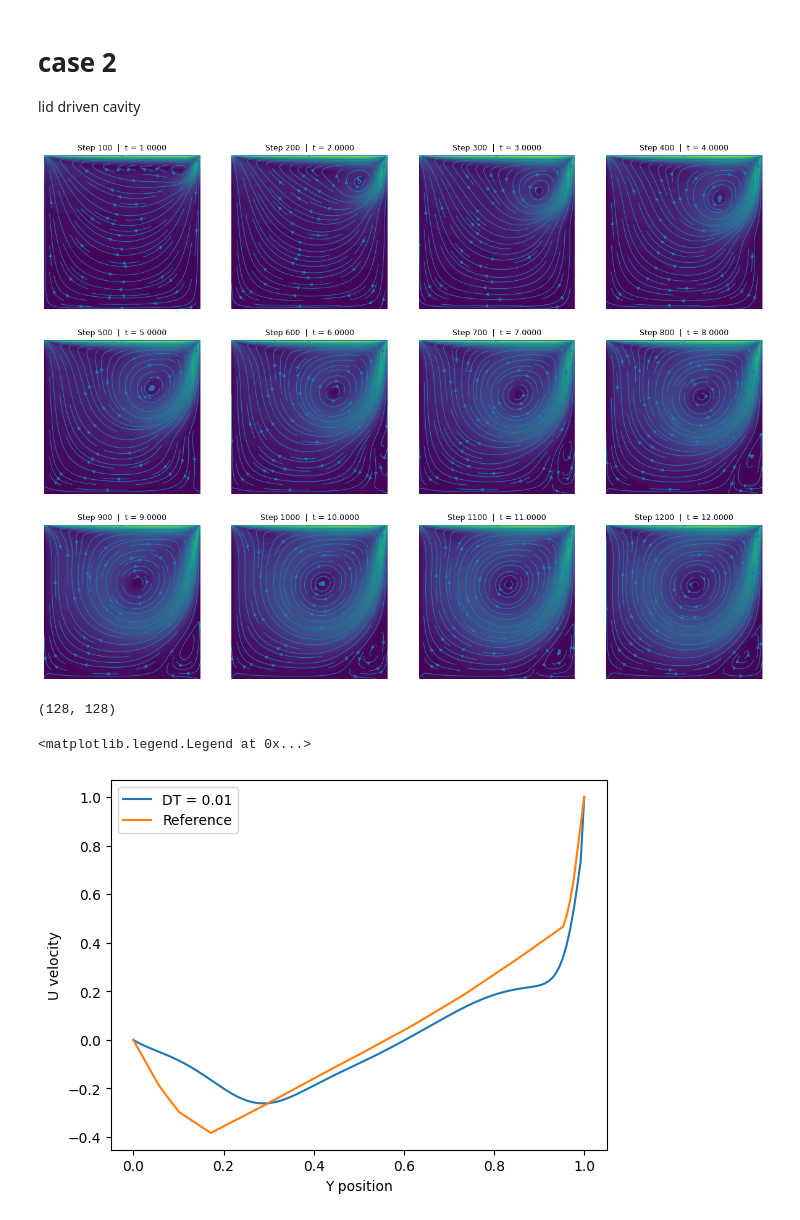
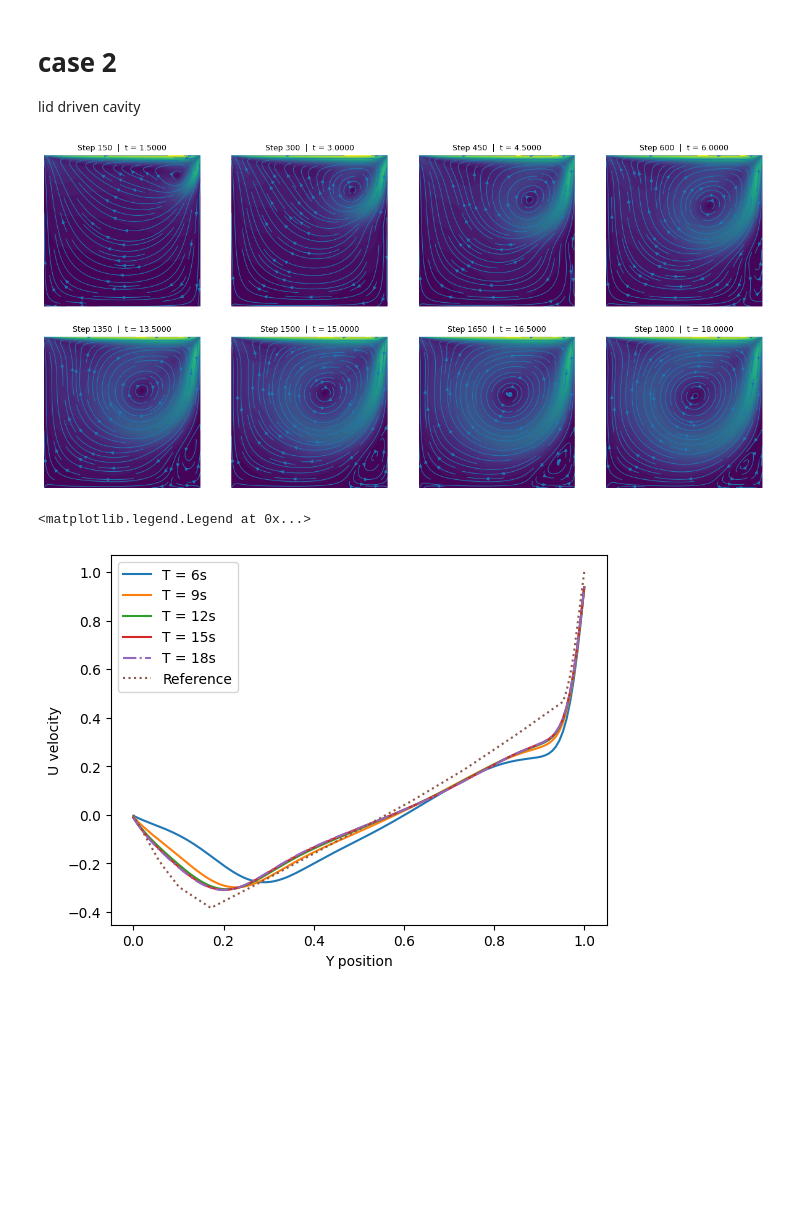
Before and after one commit to HuChen9218/MATH_714_pro_stable_fluid, a Jupyter notebook: case_2.ipynb, the cells around one changed output. Cells and saved outputs as stored; diff of their text form; code cells hidden in the pictures; blank space fills up the shorter version.

```diff
--- a/case_2.ipynb
+++ b/case_2.ipynb
@@ -32 +56,7 @@ class FluidState(NamedTuple):
+# %%
+def extend_u(u):
+    return extend_velocity(u,top=FluidConfig.LID_V, bottom=0.0, left=0.0, right=0.0)
+
+def extend_v(v):
+    return extend_velocity(v,top=0.0, bottom=0.0, left=0.0, right=0.0)
 # %%
@@ -122,24 +134,15 @@ def step_fn(state: FluidState) -> FluidState:
     u, v = state.u, state.v
 
     # self-advection
-    u_adv = advect(u, u, v, FluidConfig.DT, FluidConfig.dx, FluidConfig.dy)
-    v_adv = advect(v, u, v, FluidConfig.DT, FluidConfig.dx, FluidConfig.dy)
-
-    # BC
-    u_adv, v_adv = apply_bc(u_adv, v_adv)
+    u_adv = advect(u, u, v, FluidConfig.DT, FluidConfig.dx, FluidConfig.dy, extend_u)
+    v_adv = advect(v, u, v, FluidConfig.DT, FluidConfig.dx, FluidConfig.dy, extend_v)
 
     # Diffuse
-    u_diff = diffuse(u_adv, FluidConfig.VISCOSITY, FluidConfig.DT, FluidConfig.DIFFUSION_ITER, FluidConfig.dx, FluidConfig.dy)
-    v_diff = diffuse(v_adv, FluidConfig.VISCOSITY, FluidConfig.DT, FluidConfig.DIFFUSION_ITER, FluidConfig.dx, FluidConfig.dy)
-
-    # BC
-    u_diff, v_diff = apply_bc(u_diff, v_diff)
+    u_diff = diffuse(u_adv, FluidConfig.VISCOSITY, FluidConfig.DT, FluidConfig.dx, FluidConfig.dy, extend_u)
+    v_diff = diffuse(v_adv, FluidConfig.VISCOSITY, FluidConfig.DT, FluidConfig.dx, FluidConfig.dy, extend_v)
 
     # projection
-    u_final, v_final = project(u_diff, v_diff, FluidConfig.PRESSURE_ITER, FluidConfig.dx, FluidConfig.dy)
-
-    # BC
-    u_final, v_final = apply_bc(u_final, v_final)
+    u_final, v_final = project(u_diff, v_diff, FluidConfig.dx, FluidConfig.dy)
 
     return FluidState(u_final, v_final)
 # %%
@@ -154,7 +157,7 @@ state = init_velocity()
 _ = step_fn(state)
 
 n_frames = 12
-steps_per_frame = 100
+steps_per_frame = 150
 
 u_list = []
 v_list = []
@@ -173,57 +176,61 @@ x = np.arange(FluidConfig.N_x) * FluidConfig.dx
 y = np.arange(FluidConfig.N_y) * FluidConfig.dy
 X, Y = np.meshgrid(x, y)
 
-fig, axes = plt.subplots(3, 4, figsize=(15, 11))
+fig, axes = plt.subplots(2, 4, figsize=(15, 7))
 
 for i, ax in enumerate(axes.flat):
     u = u_list[i]
     v = v_list[i]
+
+    if i > 3:
+        i=i+4
 
     speed = np.sqrt(u*u + v*v)
     ax.contourf(X, Y, speed, levels=50, cmap='viridis')
 
     ax.streamplot(
         X, Y, u, v,
         density=1.0,
         linewidth=0.8,
         arrowsize=0.8
     )
     ax.set_aspect('auto')
 
     t = (i+1) * steps_per_frame * FluidConfig.DT
     ax.set_title(f"Step {(i+1) * steps_per_frame}  |  t = {t:.4f}", fontsize=9)
 
     ax.set_xlim(x[0], x[-1])
     ax.set_ylim(y[0], y[-1])
     ax.autoscale(False)
     ax.set_axis_off()
 
 
 fig.set_constrained_layout_pads(
     wspace=0.1,
     hspace=0.1
 )
 
 plt.savefig('case_2_lid_driven.png', dpi=300, bbox_inches='tight')
 plt.show()
 # %% [output]
-[figure, old version]
+[figure, new version]
-# %%
-u.shape
-# %% [output]
-(128, 128)
 # %%
-plt.plot(jnp.arange(128)/127, u_list[-1][:,63], label='DT = 0.01')
+plt.plot(jnp.arange(128)/127, u_list[-9][:,63], label='T = 6s')
+plt.plot(jnp.arange(128)/127, u_list[-7][:,63], label='T = 9s')
+plt.plot(jnp.arange(128)/127, u_list[-5][:,63], label='T = 12s')
+plt.plot(jnp.arange(128)/127, u_list[-3][:,63], label='T = 15s')
+plt.plot(jnp.arange(128)/127, u_list[-1][:,63], label='T = 18s', linestyle='-.')
 plt.plot([1.0000, 0.9766, 0.9688, 0.9609, 0.9531, 0.8516, 0.7344, 0.6172, 0.5000, 0.4531, 0.2813, 0.1719, 0.1016, 0.0703, 0.0625, 0.0547, 0.0000],
          [1.0, 0.65928, 0.57492, 0.51117, 0.46604, 0.33304, 0.18719, 0.05702, -0.06080, -0.10648, -0.27805,
-                            -0.38289, -0.29730, -0.22220, -0.20196, -0.18109, 0.00000],label='Reference')
+                            -0.38289, -0.29730, -0.22220, -0.20196, -0.18109, 0.00000],label='Reference', linestyle=':')
 
 plt.xlabel('Y position')
 plt.ylabel('U velocity')
 plt.legend()
+#plt.savefig('u_profile_t_120s.png',  dpi=300, bbox_inches='tight')
 # %% [output]
 <matplotlib.legend.Legend at 0x...>
-[figure, old version]
+[figure, new version]
 # %%
 FluidState.DT = 0.001
 state = init_velocity()
```
Also changed, not shown: parts of 8 cells of this notebook, 1 other file.
